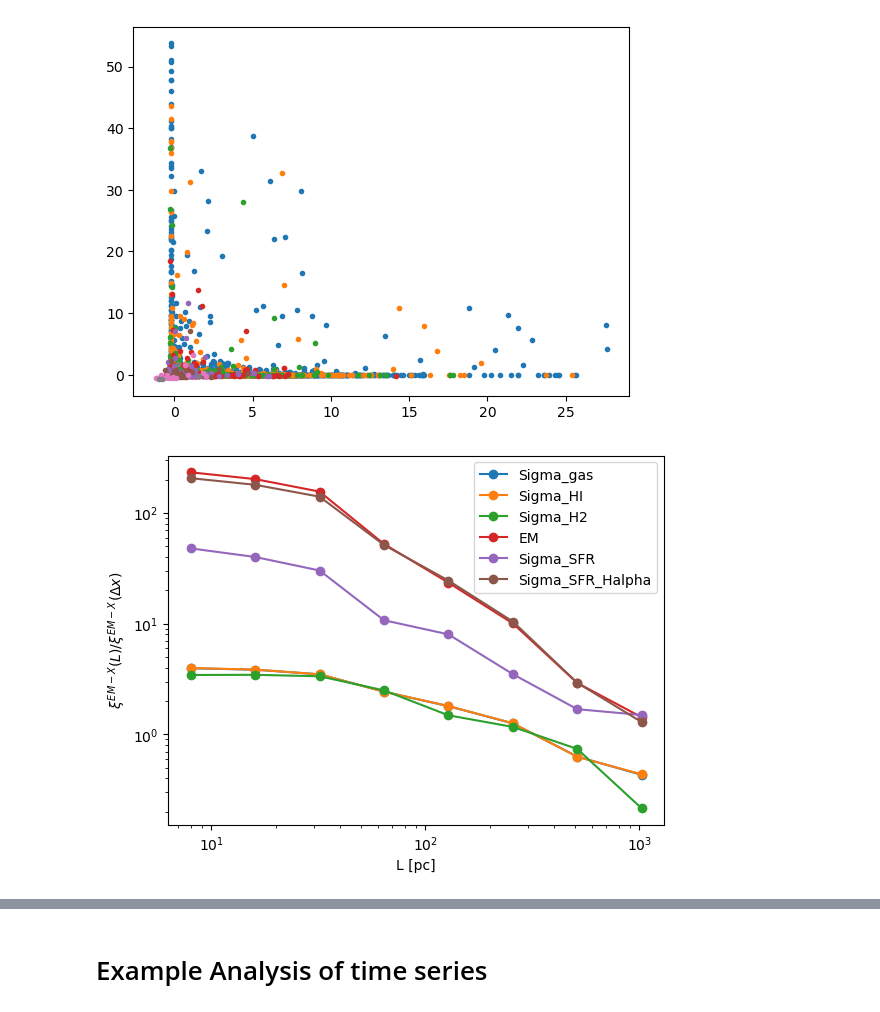
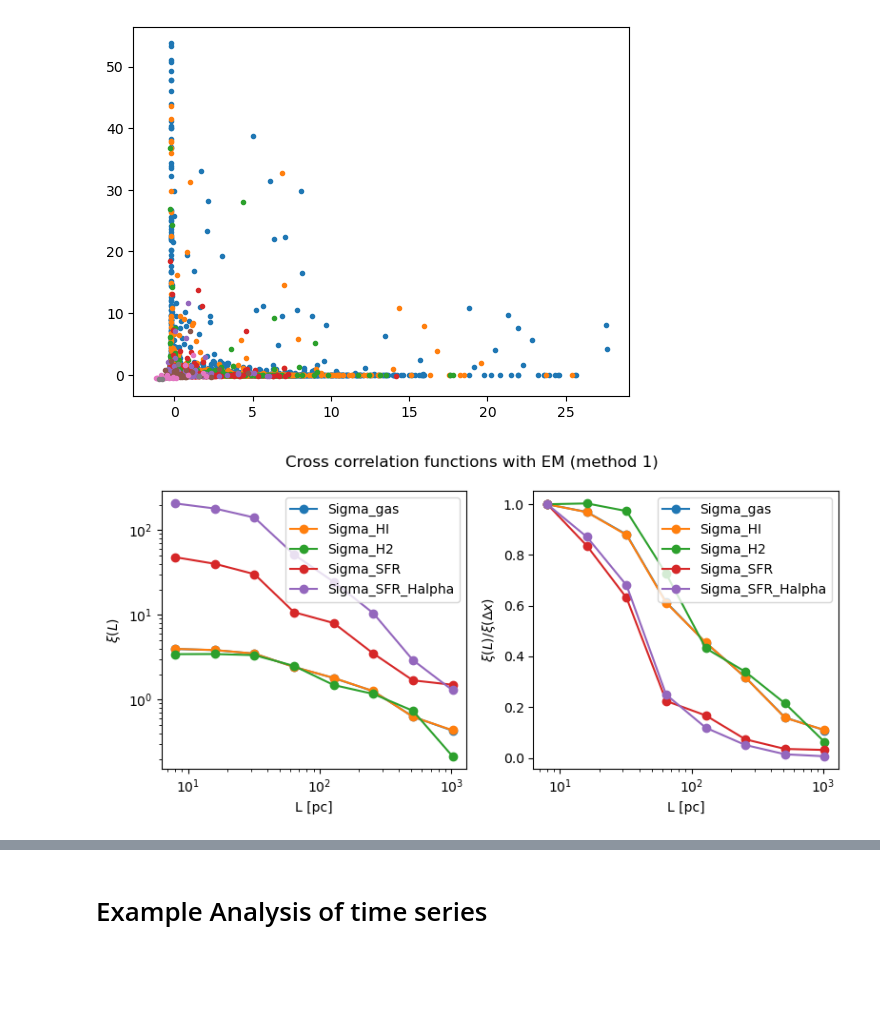
Before and after one commit to comejuliet/TIGRESS, a Jupyter notebook: new_models/correlation_calculation.ipynb, the cells around one changed output, grey strips where cells are left out. Saved outputs shown, nothing was run; the diff lists cells and outputs as text; code cells hidden in the pictures; blank space fills up the shorter version.

```diff
--- a/new_models/correlation_calculation.ipynb
+++ b/new_models/correlation_calculation.ipynb
@@ -242,7 +242,7 @@ def get_correlation_method2(map1,map2=None,Nbin=8,return_map=False):
         if map2 is not None:
             submap2 = rebin(map2,i)
             submap2_nonzero = submap2[idx]
-            dmap2 = (submap2-submap2_nonzero.mean())/submap2_nonzero.mean()
+            dmap2 = (submap2-submap2.mean())/submap2.mean()
         else:
             dmap2 = dmap1
         corr.append((dmap1*dmap2).mean())
@@ -399,34 +406,47 @@ for i in range(8):
 # %%
 num = 300
 prj = s.read_prj(num)
 slc = s.read_slc(num)
 T = slc['z']['T']
 T4 = T/1.e4
 sp = s.load_starpar_vtk(num)
 x,y,Sigma_SFR = get_Sigma_SFR(s,sp)
 
 # calculating the Halpha surface density SFR
 alpha_eff_Halpha = 1.17e-13*T4**(-0.942 -0.031 * np.log(T4))
 
 data = prj['z']
 
 hnu_Halpha = (ac.h*ac.c/(6562.8*au.angstrom)).to('erg')
 Sigma_SFR_Halpha = alpha_eff_Halpha*hnu_Halpha*data['EM']*(ac.pc.cgs.value)**(3) * 7.9e-42
 data['Sigma_SFR'] = Sigma_SFR # here adding Sigma_SFR to data that contains already Sigma_gas, Sigma_HI, Sigma_H2, EM
 data['Sigma_SFR_Halpha'] = Sigma_SFR_Halpha
 
 Nbin=8
 L = s.domain['dx'][0]*2**np.arange(Nbin)
 
+fig,axes = plt.subplots(1,2,figsize=(8,4))
+fig.suptitle('Cross correlation functions with EM (method 1)')
 # cross correlation with EM
 fref = 'EM'
-for f in ['Sigma_gas','Sigma_HI','Sigma_H2','EM','Sigma_SFR','Sigma_SFR_Halpha']:
-    corr = get_correlation_method2((data[fref]),(data[f]),return_map=False)
+for f in ['Sigma_gas','Sigma_HI','Sigma_H2','Sigma_SFR','Sigma_SFR_Halpha']:
+    corr = get_correlation((data[fref]),(data[f]),return_map=False)
+    plt.sca(axes[0])
+    # un-normalized
     plt.plot(L,corr,'o-',label=f,)
-plt.xscale('log')
-plt.legend()
-plt.xlabel('L [pc]')
-plt.ylabel(r'$\xi^{EM-X}(L)/\xi^{EM-X}(\Delta x)$')
-plt.yscale('log')
+    plt.ylabel(r'$\xi(L)$')
+    plt.yscale('log')
+
+    plt.sca(axes[1])
+    # normalized
+    plt.plot(L,corr/corr[0],'o-',label=f,)
+    plt.ylabel(r'$\xi(L)/\xi(\Delta x)$')
+
+for ax in axes:
+    plt.sca(ax)
+    plt.xscale('log')
+    plt.legend()
+    plt.xlabel('L [pc]')
+plt.tight_layout()
 # %% [output]
-[figure, old version]
+[figure, new version]
```
Also changed, not shown: parts of 11 cells of this notebook.
